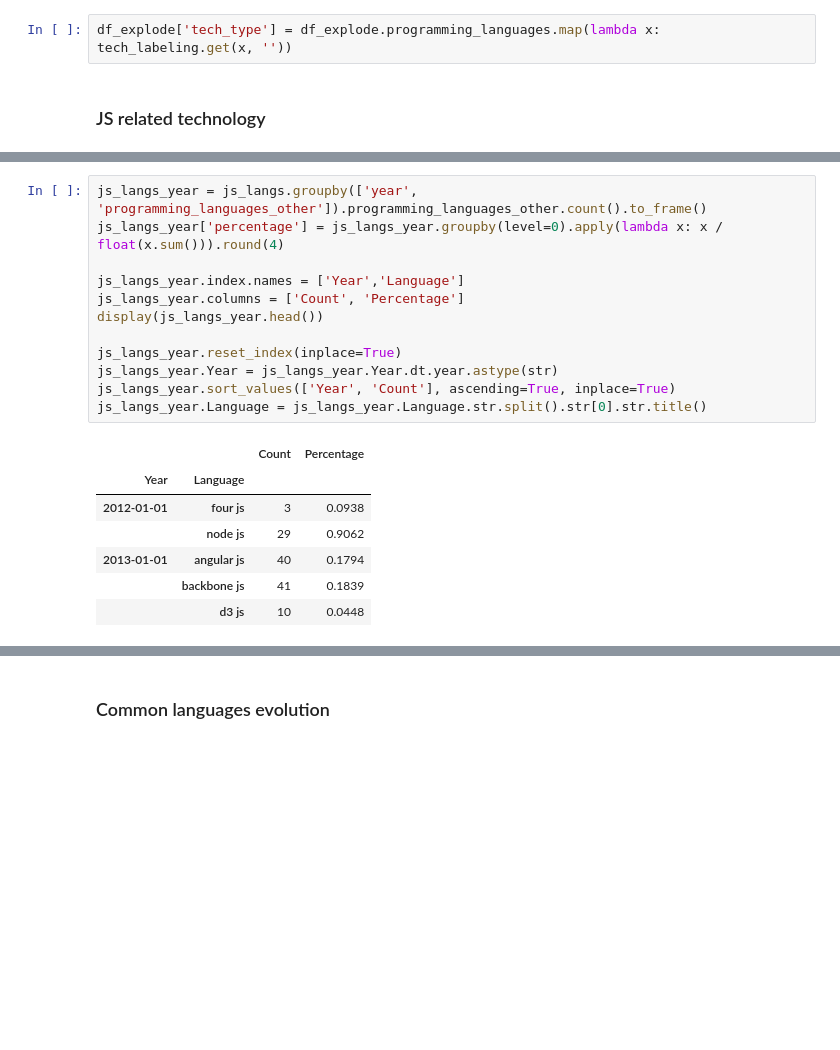
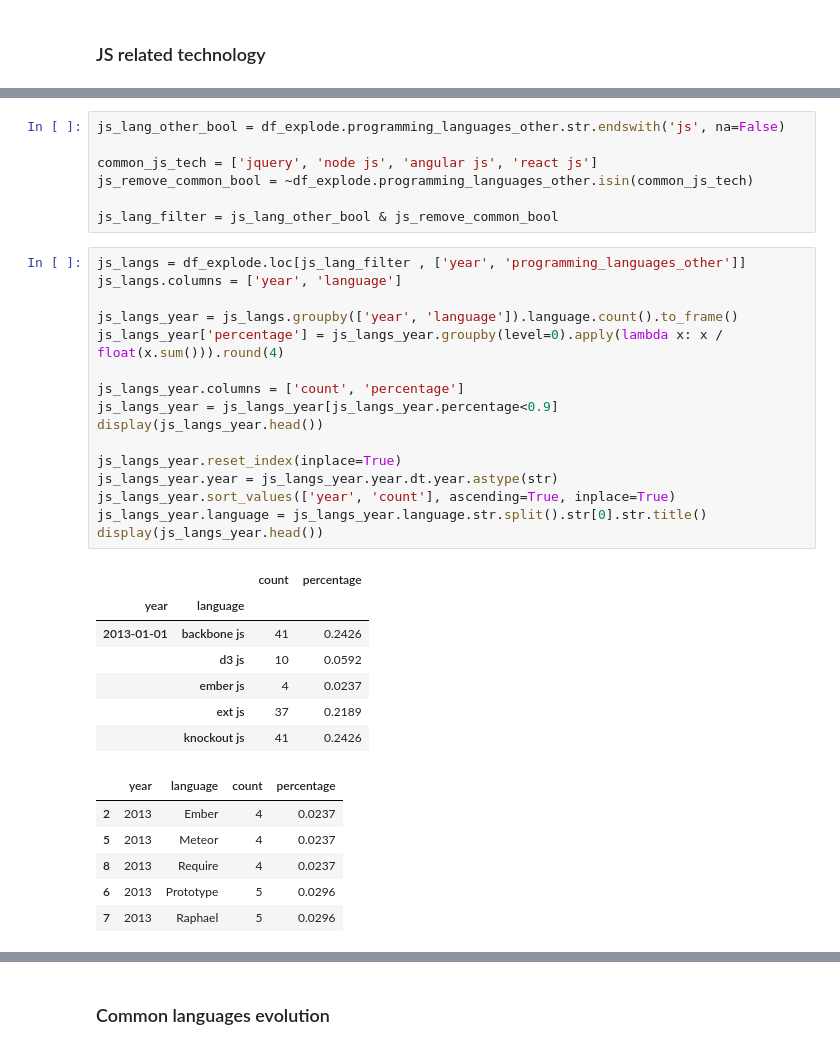
Before and after one commit to IsmaelMasharo/stack-overflow-survey-analysis, a Jupyter notebook: survey_etl.ipynb, the cells around one changed output, grey strips where cells are left out. Drawn from its saved outputs; the diff is of its cells as text; blank space fills up the shorter version.

```diff
--- a/survey_etl.ipynb
+++ b/survey_etl.ipynb
@@ -80,7 +89,5 @@ df_explode.shape
 ### Languages and technologies labeling
 # %%
 from tech_labeling import tech_labeling
-# %%
-df_explode['tech_type'] = df_explode.programming_languages.map(lambda x: tech_labeling.get(x, ''))
 # %% [markdown]
 ### JS related technology
@@ -89,22 +112,39 @@ js_langs = df_explode[df_explode.programming_languages_other.str.endswith('js',
+# %%
+js_lang_other_bool = df_explode.programming_languages_other.str.endswith('js', na=False)
+
+common_js_tech = ['jquery', 'node js', 'angular js', 'react js']
+js_remove_common_bool = ~df_explode.programming_languages_other.isin(common_js_tech)
+
+js_lang_filter = js_lang_other_bool & js_remove_common_bool
 # %%
-js_langs_year = js_langs.groupby(['year', 'programming_languages_other']).programming_languages_other.count().to_frame()
+js_langs = df_explode.loc[js_lang_filter , ['year', 'programming_languages_other']]
+js_langs.columns = ['year', 'language']
+
+js_langs_year = js_langs.groupby(['year', 'language']).language.count().to_frame()
 js_langs_year['percentage'] = js_langs_year.groupby(level=0).apply(lambda x: x / float(x.sum())).round(4)
 
-js_langs_year.index.names = ['Year','Language']
-js_langs_year.columns = ['Count', 'Percentage']
+js_langs_year.columns = ['count', 'percentage']
+js_langs_year = js_langs_year[js_langs_year.percentage<0.9]
 display(js_langs_year.head())
 
 js_langs_year.reset_index(inplace=True)
-js_langs_year.Year = js_langs_year.Year.dt.year.astype(str)
-js_langs_year.sort_values(['Year', 'Count'], ascending=True, inplace=True)
-js_langs_year.Language = js_langs_year.Language.str.split().str[0].str.title()
+js_langs_year.year = js_langs_year.year.dt.year.astype(str)
+js_langs_year.sort_values(['year', 'count'], ascending=True, inplace=True)
+js_langs_year.language = js_langs_year.language.str.split().str[0].str.title()
+display(js_langs_year.head())
 # %% [output]
-|  |  | Count | Percentage |
-| Year | Language |  |  |
-| 2012-01-01 | four js | 3 | 0.0938 |
-|  | node js | 29 | 0.9062 |
-| 2013-01-01 | angular js | 40 | 0.1794 |
-|  | backbone js | 41 | 0.1839 |
-|  | d3 js | 10 | 0.0448 |
+|  |  | count | percentage |
+| year | language |  |  |
+| 2013-01-01 | backbone js | 41 | 0.2426 |
+|  | d3 js | 10 | 0.0592 |
+|  | ember js | 4 | 0.0237 |
+|  | ext js | 37 | 0.2189 |
+|  | knockout js | 41 | 0.2426 |
+|  | year | language | count | percentage |
+| 2 | 2013 | Ember | 4 | 0.0237 |
+| 5 | 2013 | Meteor | 4 | 0.0237 |
+| 8 | 2013 | Require | 4 | 0.0237 |
+| 6 | 2013 | Prototype | 5 | 0.0296 |
+| 7 | 2013 | Raphael | 5 | 0.0296 |
 # %%
 fig = px.bar(
```
Also changed, not shown: parts of 9 cells of this notebook, 1 other file.
